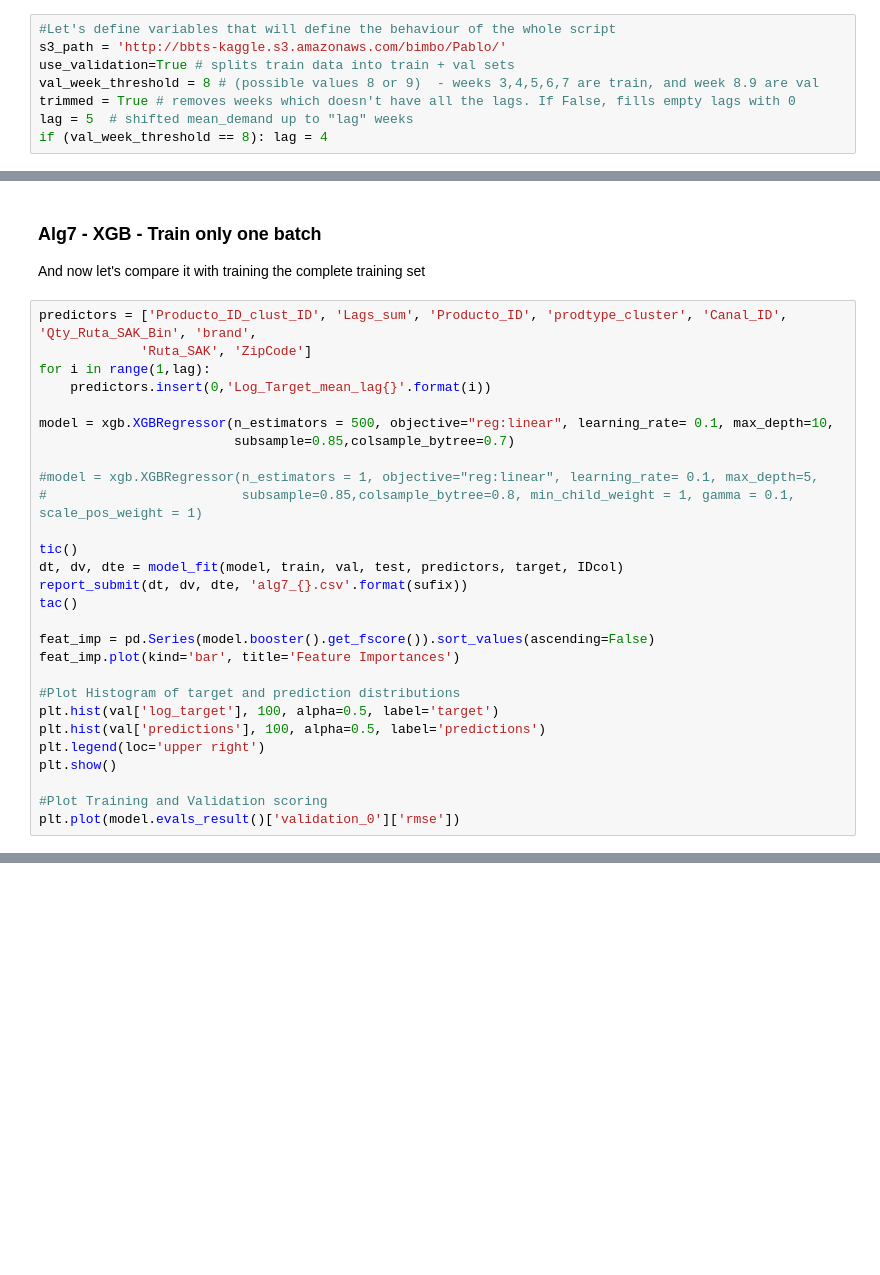
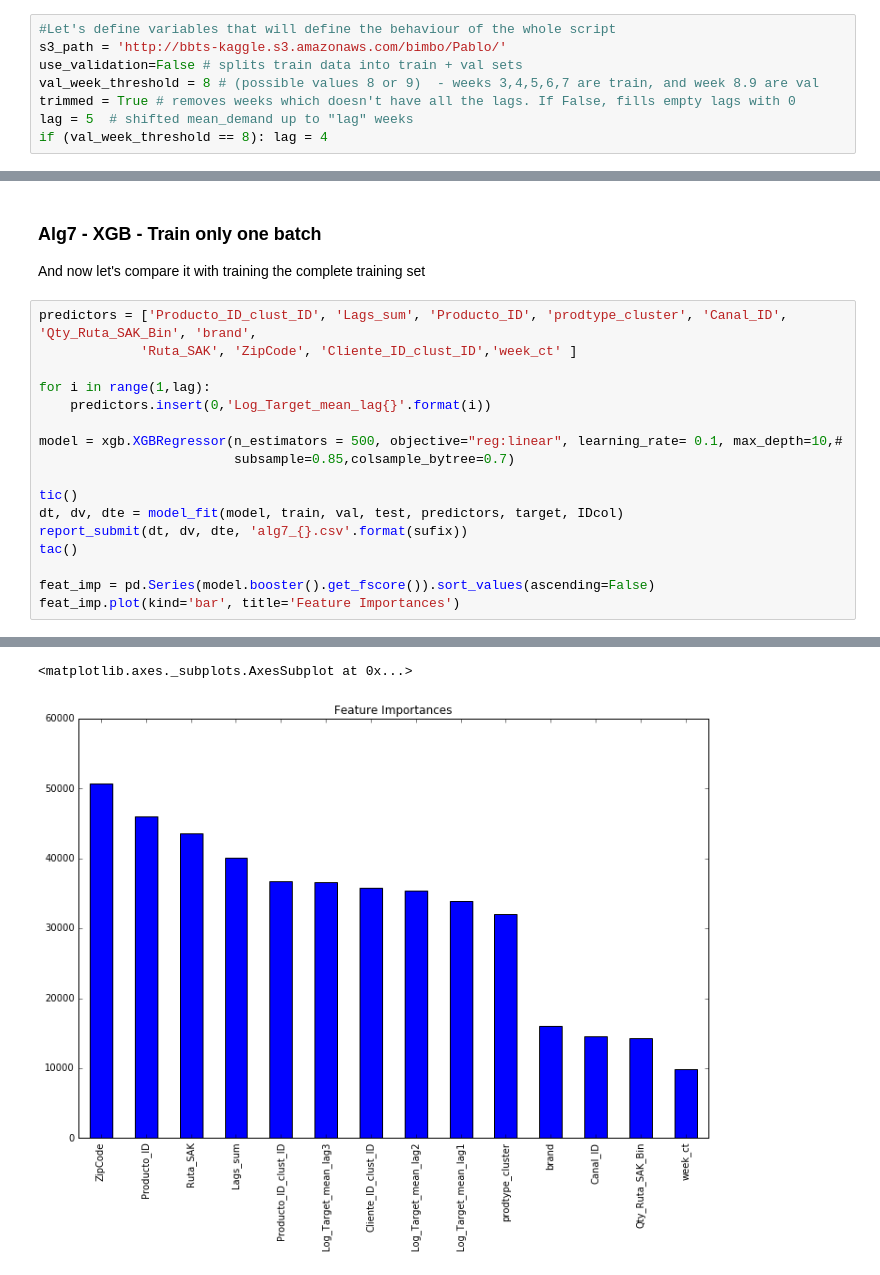
Before and after one commit to pablomarin/kaggle-bimbo, a Jupyter notebook: Step3-Modeling-XGboost.ipynb, the cells around one changed output, grey strips where cells are left out. Cells and saved outputs as stored; diff of their text form; blank space fills up the shorter version.

```diff
--- a/Step3-Modeling-XGboost.ipynb
+++ b/Step3-Modeling-XGboost.ipynb
@@ -38,7 +38,7 @@ def tac():
 # %%
 #Let's define variables that will define the behaviour of the whole script
 s3_path = 'http://bbts-kaggle.s3.amazonaws.com/bimbo/Pablo/'
-use_validation=True # splits train data into train + val sets
+use_validation=False # splits train data into train + val sets
 val_week_threshold = 8 # (possible values 8 or 9)  - weeks 3,4,5,6,7 are train, and week 8.9 are val
 trimmed = True # removes weeks which doesn't have all the lags. If False, fills empty lags with 0
 lag = 5  # shifted mean_demand up to "lag" weeks
@@ -281,15 +279,13 @@ Time passed: 0hour:10min:8sec
 And now let's compare it with training the complete training set
 # %%
 predictors = ['Producto_ID_clust_ID', 'Lags_sum', 'Producto_ID', 'prodtype_cluster', 'Canal_ID', 'Qty_Ruta_SAK_Bin', 'brand',
-             'Ruta_SAK', 'ZipCode']
+             'Ruta_SAK', 'ZipCode', 'Cliente_ID_clust_ID','week_ct' ]
+
 for i in range(1,lag):
     predictors.insert(0,'Log_Target_mean_lag{}'.format(i))
 
-model = xgb.XGBRegressor(n_estimators = 500, objective="reg:linear", learning_rate= 0.1, max_depth=10,
+model = xgb.XGBRegressor(n_estimators = 500, objective="reg:linear", learning_rate= 0.1, max_depth=10,#
                          subsample=0.85,colsample_bytree=0.7)
-
-#model = xgb.XGBRegressor(n_estimators = 1, objective="reg:linear", learning_rate= 0.1, max_depth=5,
-#                         subsample=0.85,colsample_bytree=0.8, min_child_weight = 1, gamma = 0.1, scale_pos_weight = 1)
 
 tic()
 dt, dv, dte = model_fit(model, train, val, test, predictors, target, IDcol)
@@ -298,12 +294,4 @@ tac()
 
 feat_imp = pd.Series(model.booster().get_fscore()).sort_values(ascending=False)
 feat_imp.plot(kind='bar', title='Feature Importances')
-
-#Plot Histogram of target and prediction distributions
-plt.hist(val['log_target'], 100, alpha=0.5, label='target')
-plt.hist(val['predictions'], 100, alpha=0.5, label='predictions')
-plt.legend(loc='upper right')
-plt.show()
-
-#Plot Training and Validation scoring
-plt.plot(model.evals_result()['validation_0']['rmse'])
+# %% [output]
@@ -309,0 +307,2 @@ plt.plot(model.evals_result()['validation_0']['rmse'])
+<matplotlib.axes._subplots.AxesSubplot at 0x...>
+[figure, added]
```
Also changed, not shown: parts of 7 cells of this notebook, 2 other files.
